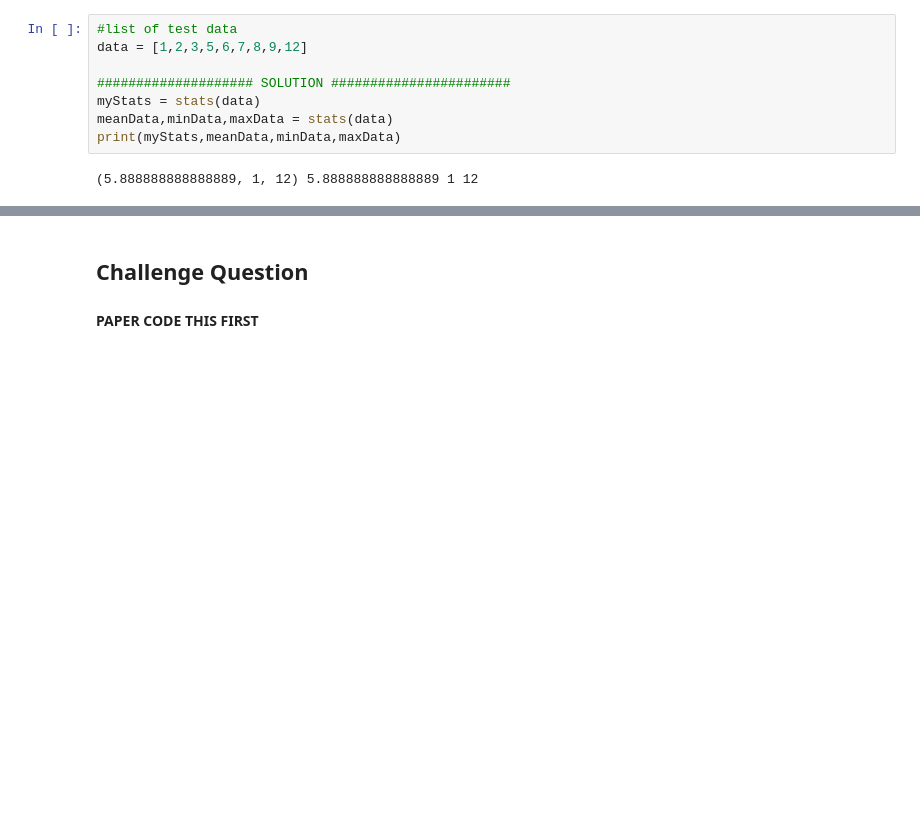
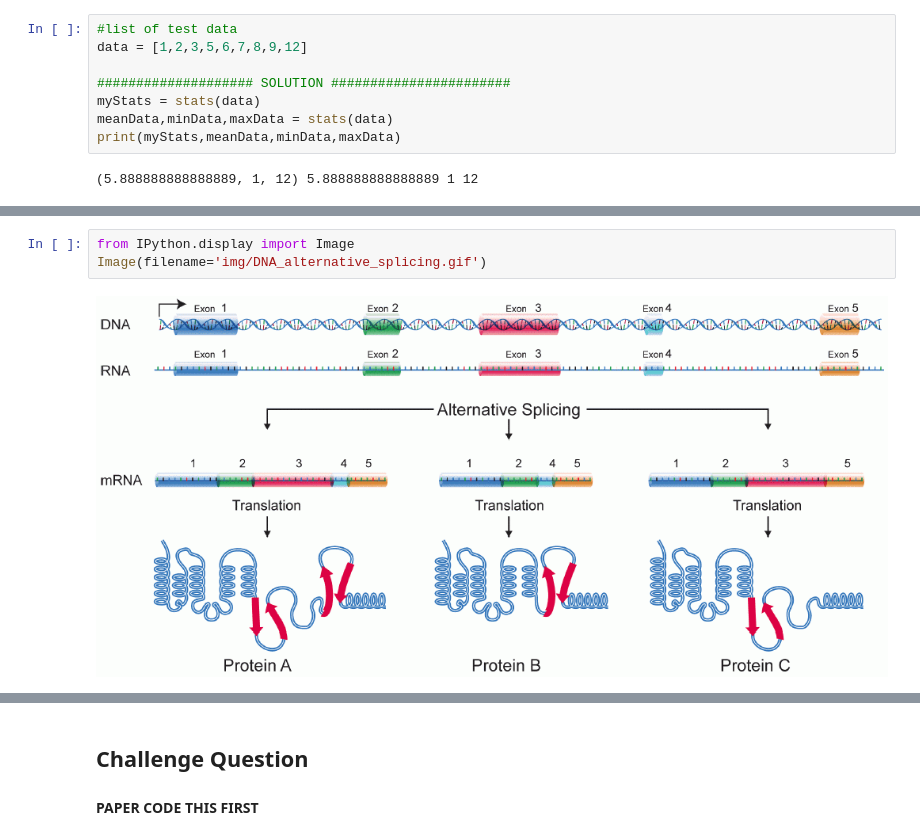
Before and after one commit to serenalotreck/forum-lesson-plan, a Jupyter notebook: Lesson6_instructor.ipynb, the cells around one changed output, grey strips where cells are left out. Drawn from its saved outputs; the diff is of its cells as text; blank space fills up the shorter version.

Commit message:
Add alternative splicing synthesis question

```diff
--- a/Lesson6_instructor.ipynb
+++ b/Lesson6_instructor.ipynb
@@ -455,0 +481,5 @@ print(myStats,meanData,minData,maxData)
+# %%
+from IPython.display import Image
+Image(filename='img/DNA_alternative_splicing.gif')
+# %% [output]
+[figure, added]
```
Also changed, not shown: parts of 9 cells of this notebook, 2 other files.
